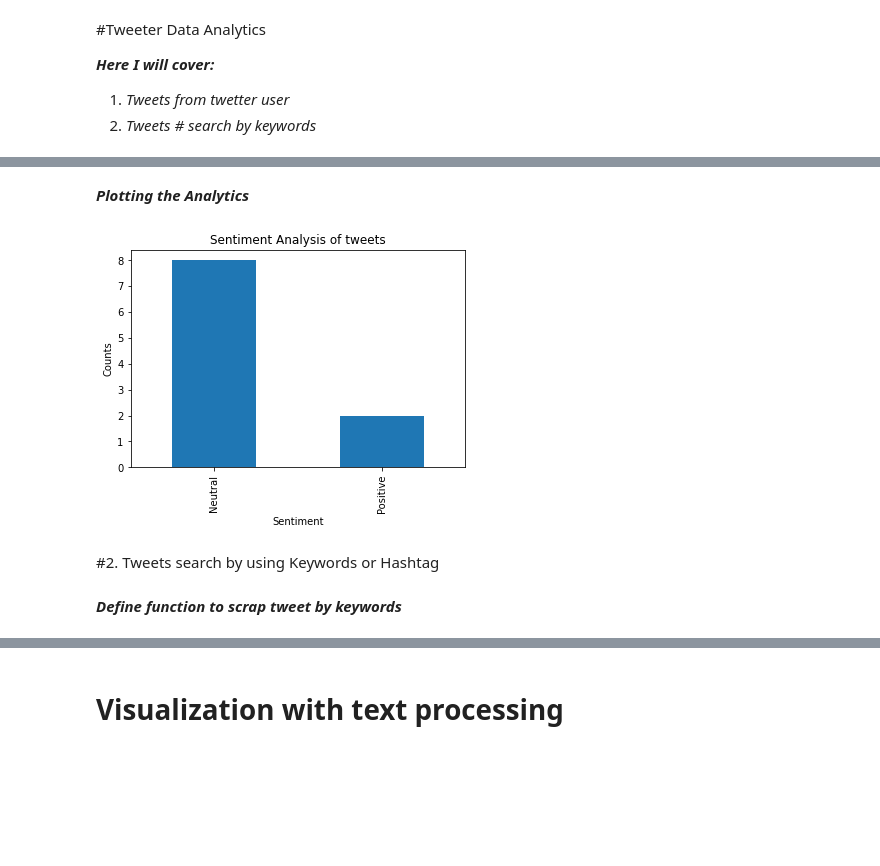
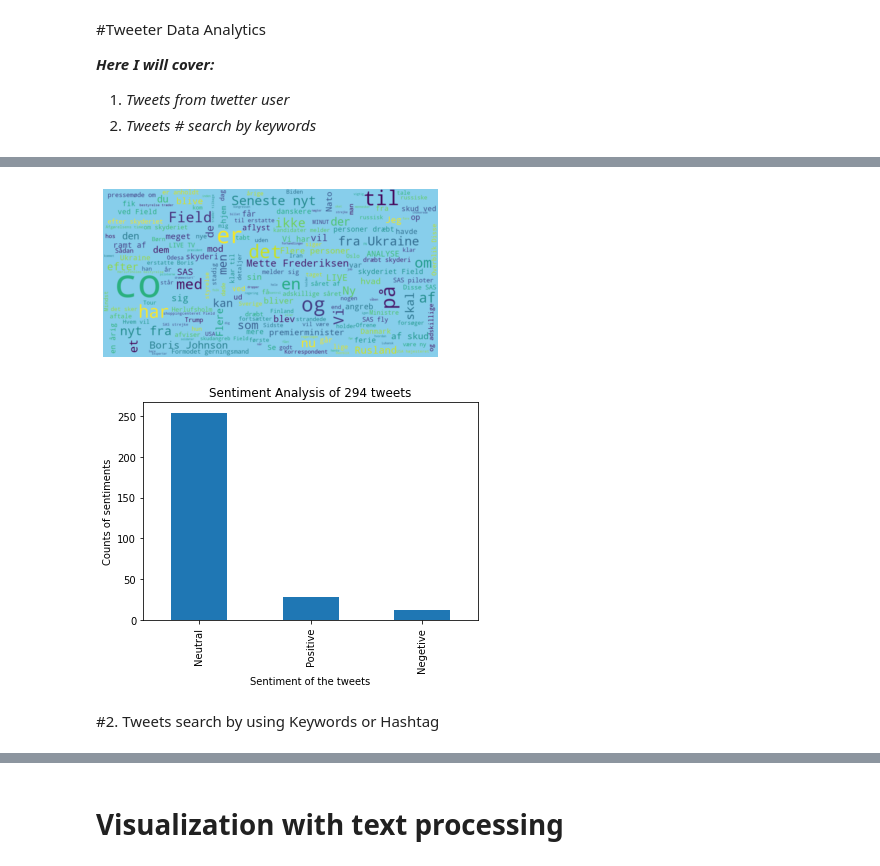
Before and after one commit to mrchapagain/SocialNetworkAnalytics, a Jupyter notebook: TwiteerDataAnalytics-singleClass.ipynb, the cells around one changed output, grey strips where cells are left out. Drawn from its saved outputs; the diff is of its cells as text; code cells hidden in the pictures; blank space fills up the shorter version.

```diff
--- a/TwiteerDataAnalytics-singleClass.ipynb
+++ b/TwiteerDataAnalytics-singleClass.ipynb
@@ -186,18 +67,0 @@ mn
-# %%
-#Plot the word cloud
-from wordcloud import WordCloud
-from io import BytesIO
-import base64
-def wordcloud_plot(df_col):
-  buf = BytesIO()
-  allWords= ' '.join( [twts for twts in df_col] )
-  wordCloud = WordCloud(random_state=21, max_font_size= 119).generate(allWords)
-  plt.figure(figsize=(15,10))
-  plt.imshow(wordCloud, interpolation = "bilinear")
-  plt.axis('off')
-  plt.savefig(buf, format='png', dpi=300)
-  image_base64 = base64.b64encode(buf.getvalue()).decode('utf-8').replace('\n', '')
-  buf.close()
-
-
-m=wordcloud_plot(mn.index)
@@ -262,18 +189,21 @@ df_sentiment.head()
-# %% [markdown]
-***Plotting the Analytics***
-# %%
-# Plot and visualize the counts
-def sentiment_plot(df):
-  plt.title('Sentiment Analysis of tweets')
-  plt.xlabel('Sentiment')
-  plt.ylabel('Counts')
-  df['Analysis'].value_counts().plot(kind='bar')
-  plt.show()
-
-sentiment_plot(df_sentiment)
-# %% [output]
-[figure, removed]
+# %%
+tweeter_id= "DRNyheder" #input("Type Tweter-id which is after @, fx DRNyheder for DR News: ") # fxDRNyheder
+# lets use the function to ge the dataframe which gives fataframe with index
+df_user_tweet= tweets_by_user(tweeter_id)
+
+# Top 10 most liked tweets and lets rearrange columns and index
+analyticss= df_user_tweet.loc[df_user_tweet.Likes.nlargest(10).index].reset_index(drop=True)[['Tweets', 'Likes', 'Time']]
+
+#lets use word cloud function to get the wordcloud figure
+wordclouds= wordcloud_plot(df_user_tweet.Tweets)
+
+# use function to get dataframe with sentiment Analytic column
+sentiments= SentimentAnalysis(df_user_tweet)[['Tweets', 'Likes', 'Time', 'Analysis']]
+
+# Plot the Analytics columns of the sentiment dataframe
+sentimentsplot= sentiment_plot(sentiments)
+# %% [output]
+[figure, added]
+[figure, added]
 # %% [markdown]
 #2.  Tweets search by using Keywords or Hashtag
-# %% [markdown]
-***Define function to scrap tweet by keywords***
```
Also changed, not shown: parts of 25 cells of this notebook.
